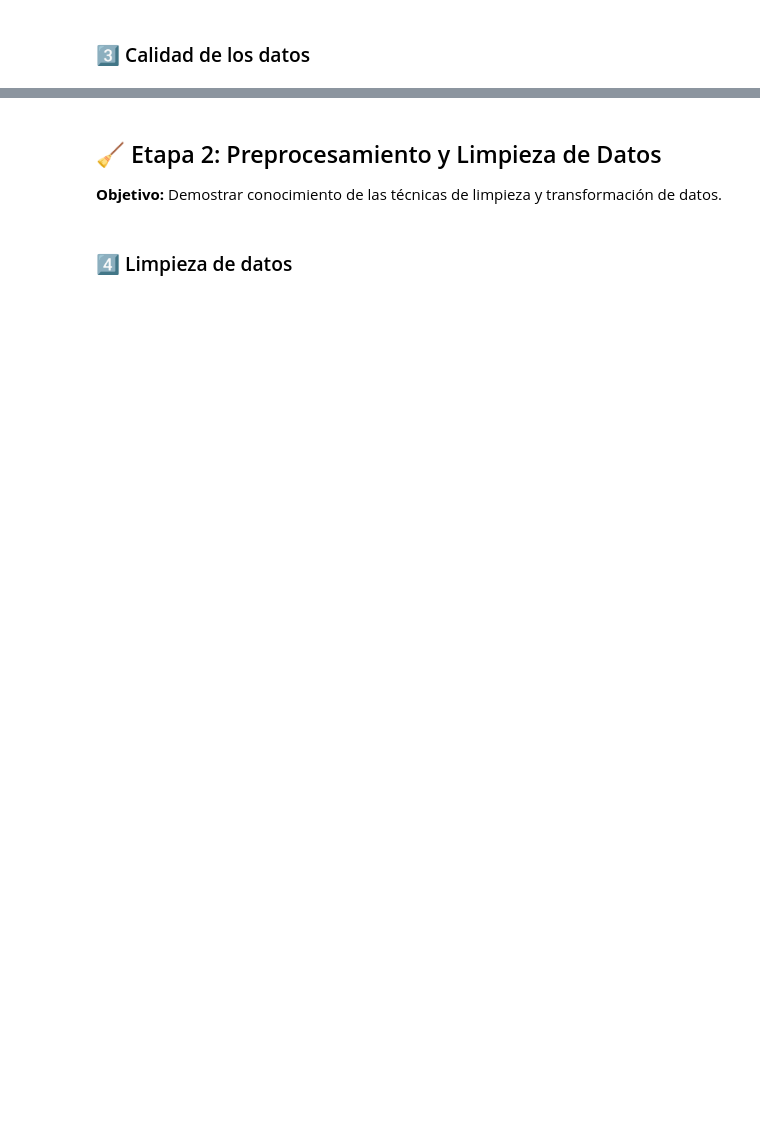
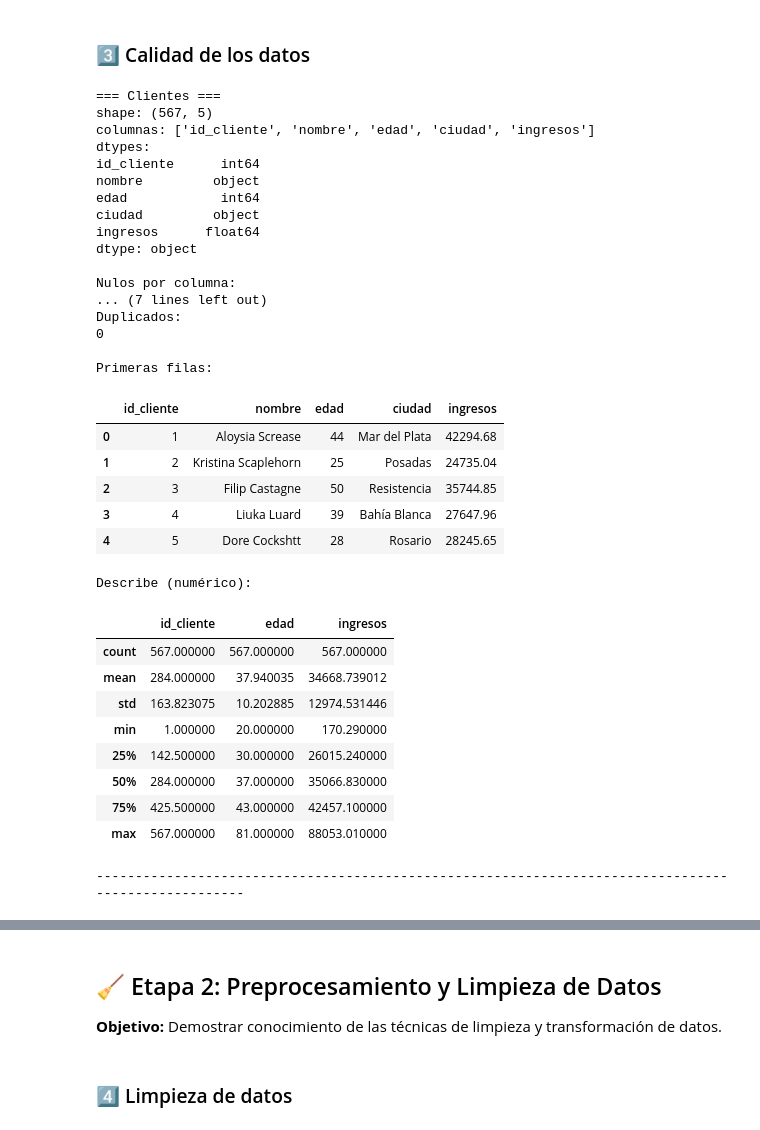
Before and after one commit to Lisa-Acosta/pre_entrega_ciencia_de_datos, a Jupyter notebook: PreEntrega.ipynb, the cells around one changed output, grey strips where cells are left out. Saved outputs shown, nothing was run; the diff lists cells and outputs as text; code cells hidden in the pictures; blank space fills up the shorter version.

```diff
--- a/PreEntrega.ipynb
+++ b/PreEntrega.ipynb
@@ -26,0 +147,39 @@
+# %%
+# Llamada a la función
+# Dataframe clientes
+eda(df_clientes, "Clientes")
+# %% [output]
+=== Clientes ===
+shape: (567, 5)
+columnas: ['id_cliente', 'nombre', 'edad', 'ciudad', 'ingresos']
+dtypes:
+id_cliente      int64
+nombre         object
+edad            int64
+ciudad         object
+ingresos      float64
+dtype: object
+
+Nulos por columna:
+... (7 lines left out)
+Duplicados:
+0
+
+Primeras filas:
+|  | id_cliente | nombre | edad | ciudad | ingresos |
+| 0 | 1 | Aloysia Screase | 44 | Mar del Plata | 42294.68 |
+| 1 | 2 | Kristina Scaplehorn | 25 | Posadas | 24735.04 |
+| 2 | 3 | Filip Castagne | 50 | Resistencia | 35744.85 |
+| 3 | 4 | Liuka Luard | 39 | Bahía Blanca | 27647.96 |
+| 4 | 5 | Dore Cockshtt | 28 | Rosario | 28245.65 |
+Describe (numérico):
+|  | id_cliente | edad | ingresos |
+| count | 567.000000 | 567.000000 | 567.000000 |
+| mean | 284.000000 | 37.940035 | 34668.739012 |
+| std | 163.823075 | 10.202885 | 12974.531446 |
+| min | 1.000000 | 20.000000 | 170.290000 |
+| 25% | 142.500000 | 30.000000 | 26015.240000 |
+| 50% | 284.000000 | 37.000000 | 35066.830000 |
+| 75% | 425.500000 | 43.000000 | 42457.100000 |
+| max | 567.000000 | 81.000000 | 88053.010000 |
+----------------------------------------------------------------------------------------------------
```
Also changed, not shown: parts of 17 cells of this notebook.
